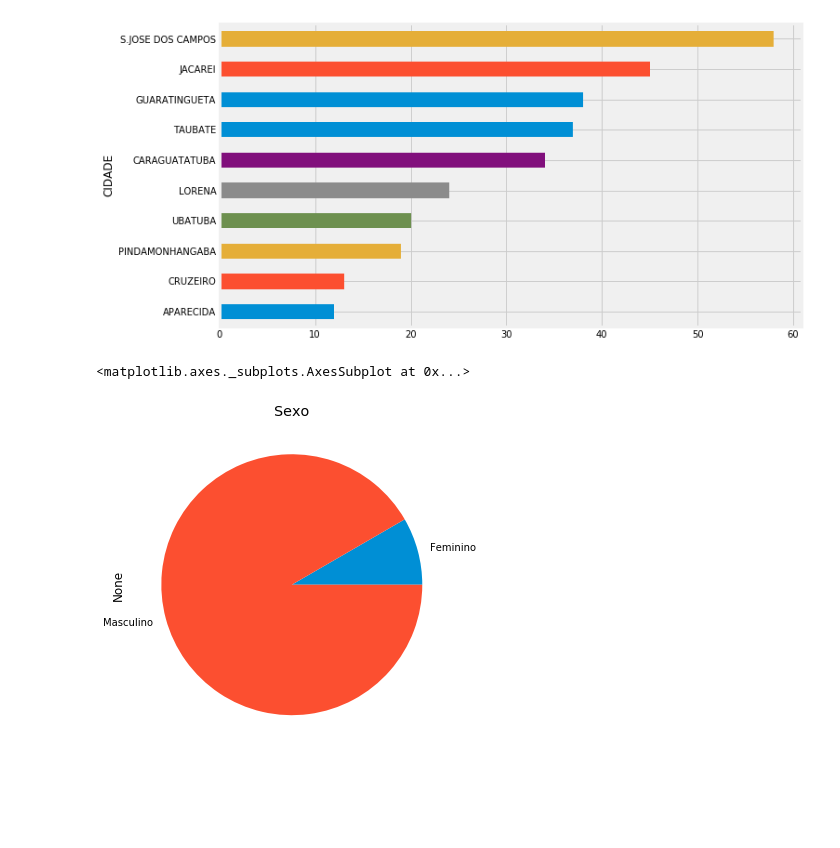
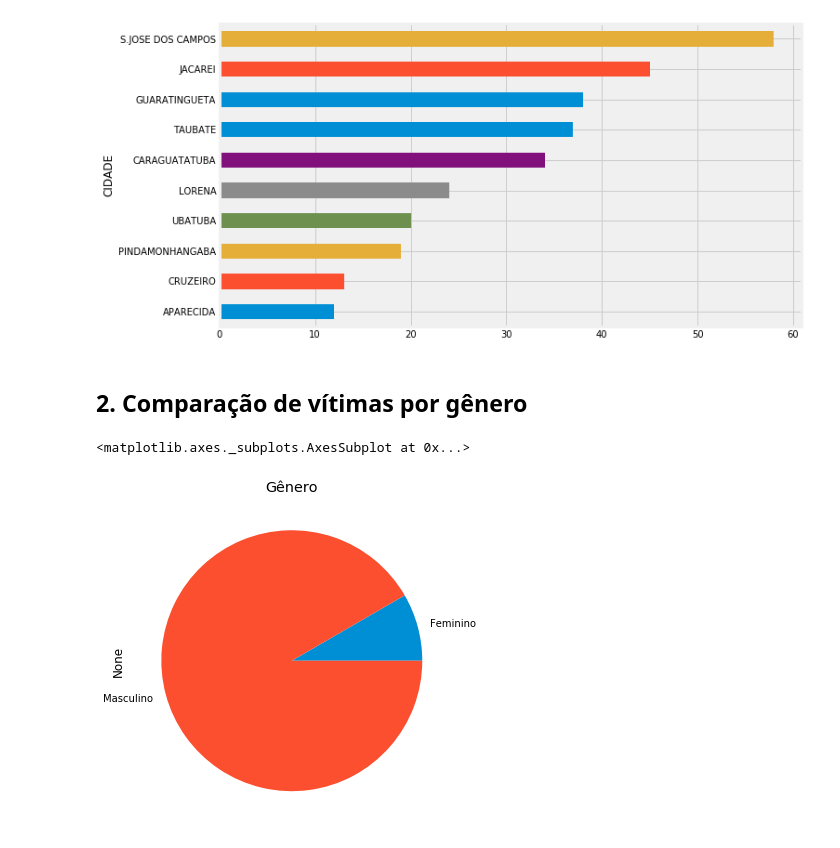
Before and after one commit to mflJefferson/pandas-murder, a Jupyter notebook: pandas-murder.ipynb, the cells around one changed output. Cells and saved outputs as stored; diff of their text form; code cells hidden in the pictures; blank space fills up the shorter version.

```diff
--- a/pandas-murder.ipynb
+++ b/pandas-murder.ipynb
@@ -35,8 +45,10 @@ df.groupby('CIDADE').size().sort_values().tail(10).plot(kind='barh', figsize=(10
 # %% [output]
 <matplotlib.axes._subplots.AxesSubplot at 0x...>
 [figure]
+# %% [markdown]
+## 2. Comparação de vítimas por gênero
 # %%
-df.groupby('SEXO').size().sort_values().tail(10).plot(kind='pie',title = 'Sexo', figsize=(10,6))
+df.groupby('SEXO').size().sort_values().tail(10).plot(kind='pie',title = 'Gênero', figsize=(10,6))
 # %% [output]
 <matplotlib.axes._subplots.AxesSubplot at 0x...>
-[figure, old version]
+[figure, new version]
```
Also changed, not shown: parts of 8 cells of this notebook.
